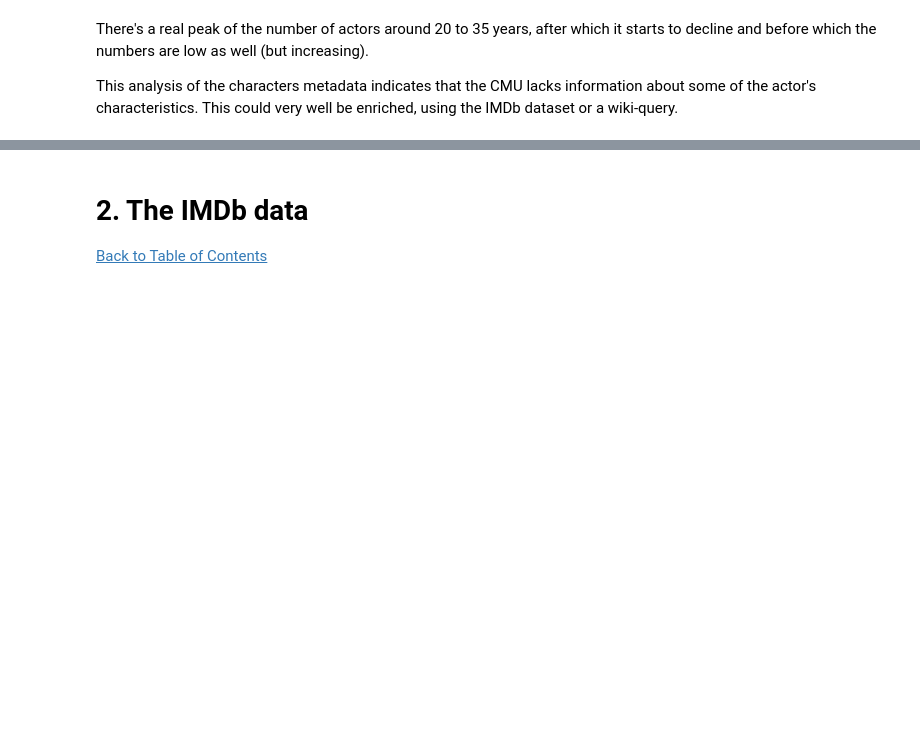
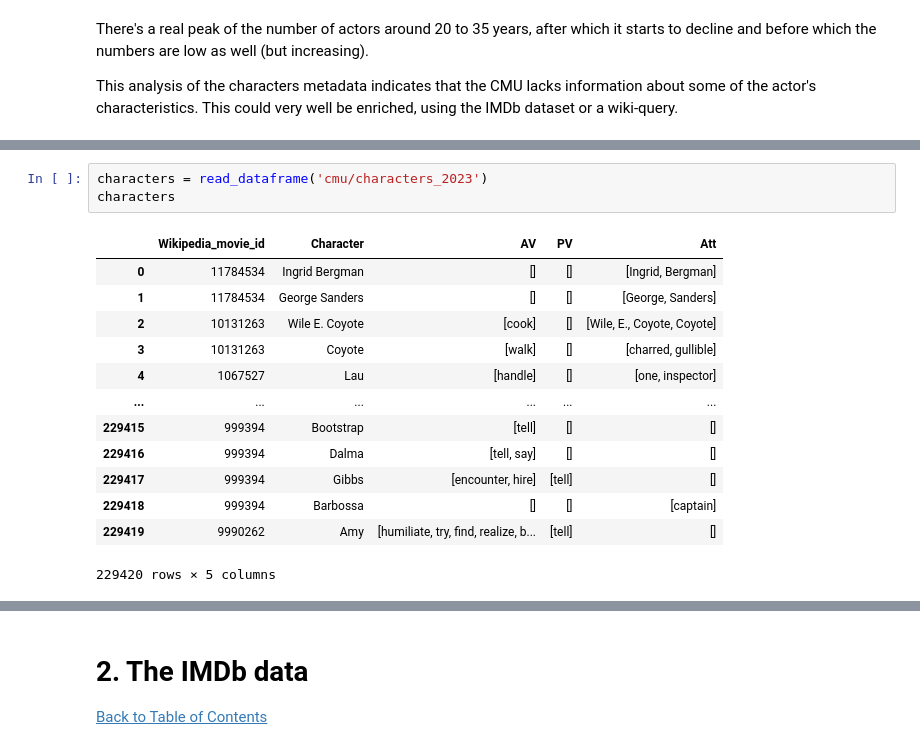
Before and after one commit to epfl-ada/ada-2023-project-crunchychicken, a Jupyter notebook: P2.ipynb, the cells around one changed output, grey strips where cells are left out. Cells and saved outputs as stored; diff of their text form; blank space fills up the shorter version.

```diff
--- a/P2.ipynb
+++ b/P2.ipynb
@@ -968,0 +994,17 @@ bags_df.head(3)
+# %%
+characters = read_dataframe('cmu/characters_2023')
+characters
+# %% [output]
+|  | Wikipedia_movie_id | Character | AV | PV | Att |
+| 0 | 11784534 | Ingrid Bergman | [] | [] | [Ingrid, Bergman] |
+| 1 | 11784534 | George Sanders | [] | [] | [George, Sanders] |
+| 2 | 10131263 | Wile E. Coyote | [cook] | [] | [Wile, E., Coyote, Coyote] |
+| 3 | 10131263 | Coyote | [walk] | [] | [charred, gullible] |
+| 4 | 1067527 | Lau | [handle] | [] | [one, inspector] |
+| ... | ... | ... | ... | ... | ... |
+| 229415 | 999394 | Bootstrap | [tell] | [] | [] |
+| 229416 | 999394 | Dalma | [tell, say] | [] | [] |
+| 229417 | 999394 | Gibbs | [encounter, hire] | [tell] | [] |
+| 229418 | 999394 | Barbossa | [] | [] | [captain] |
+| 229419 | 9990262 | Amy | [humiliate, try, find, realize, b... | [tell] | [] |
+229420 rows × 5 columns
```
Also changed, not shown: parts of 15 cells of this notebook.
